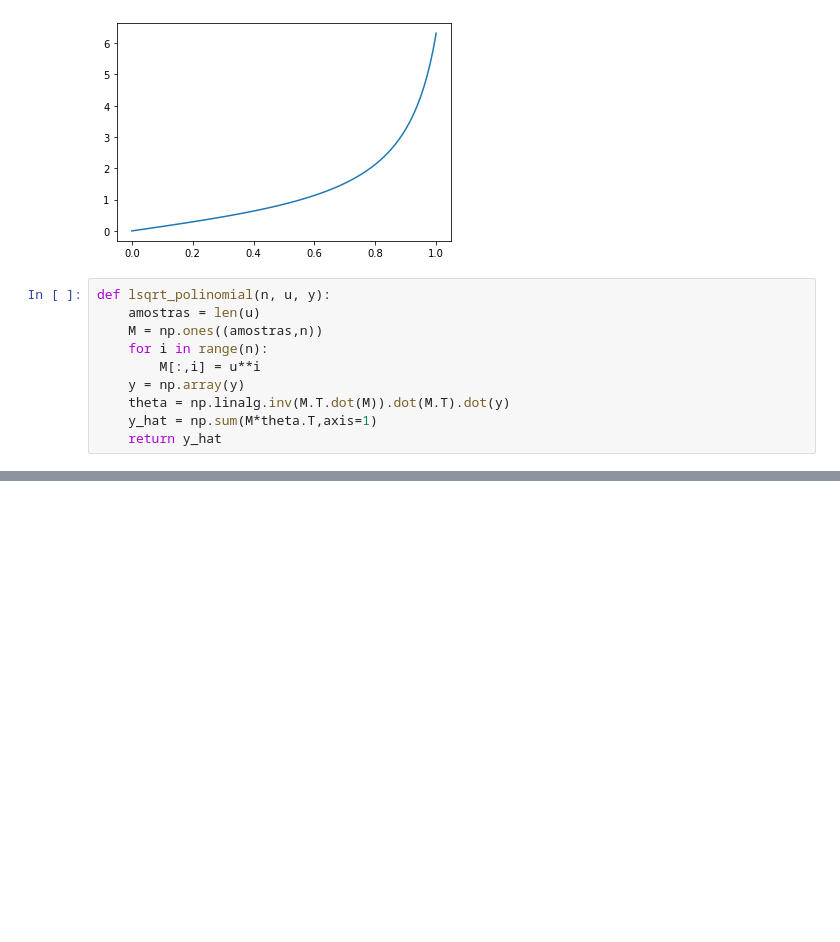
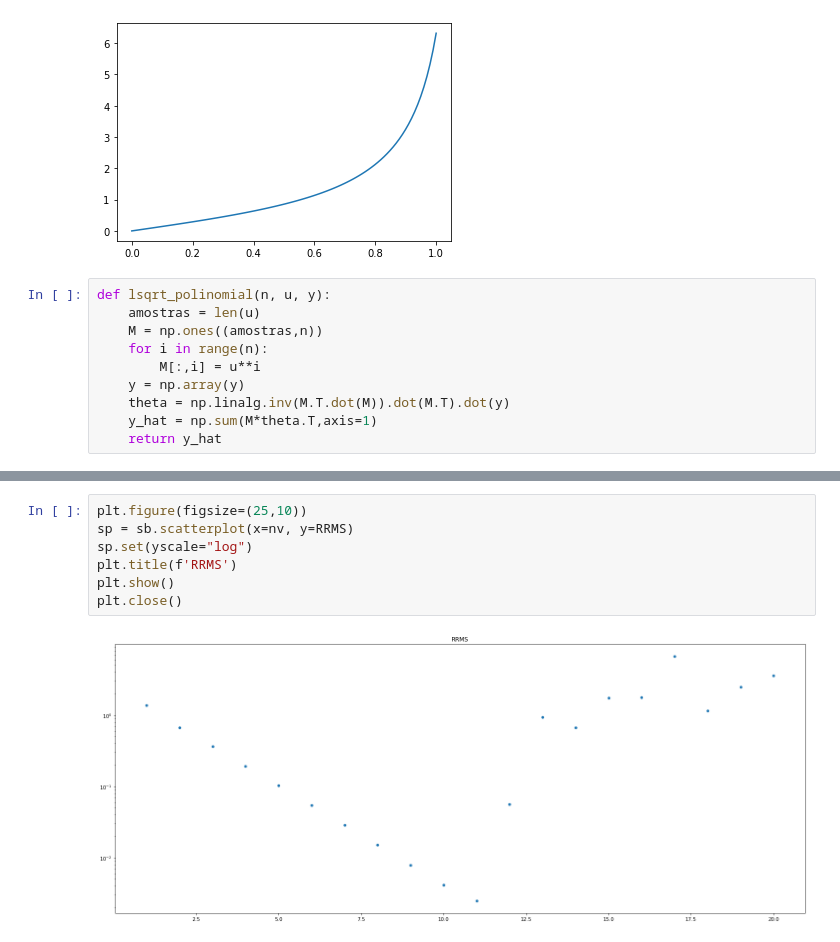
Before and after one commit to CaioMizerkowski/controle_avancado, a Jupyter notebook: TE980/aula_02.ipynb, the cells around one changed output, grey strips where cells are left out. Cells and saved outputs as stored; diff of their text form; blank space fills up the shorter version.

```diff
--- a/TE980/aula_02.ipynb
+++ b/TE980/aula_02.ipynb
@@ -98,0 +132,9 @@ sb.scatterplot(x=u,y=y_hat,color='red',label='Polinômio');
+# %%
+plt.figure(figsize=(25,10))
+sp = sb.scatterplot(x=nv, y=RRMS)
+sp.set(yscale="log")
+plt.title(f'RRMS')
+plt.show()
+plt.close()
+# %% [output]
+[figure, added]
```
Also changed, not shown: parts of 7 cells of this notebook, 5 other files.
